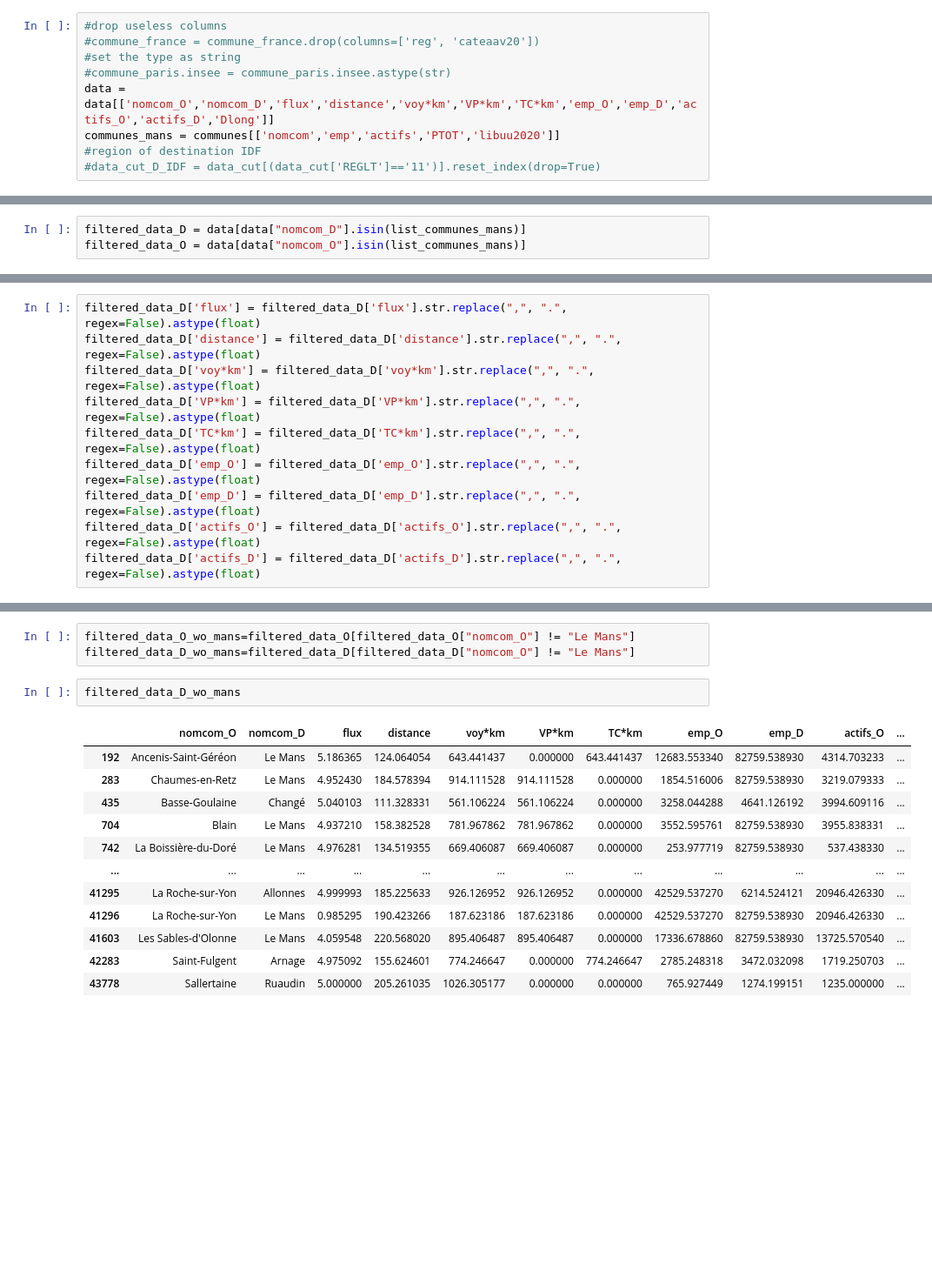
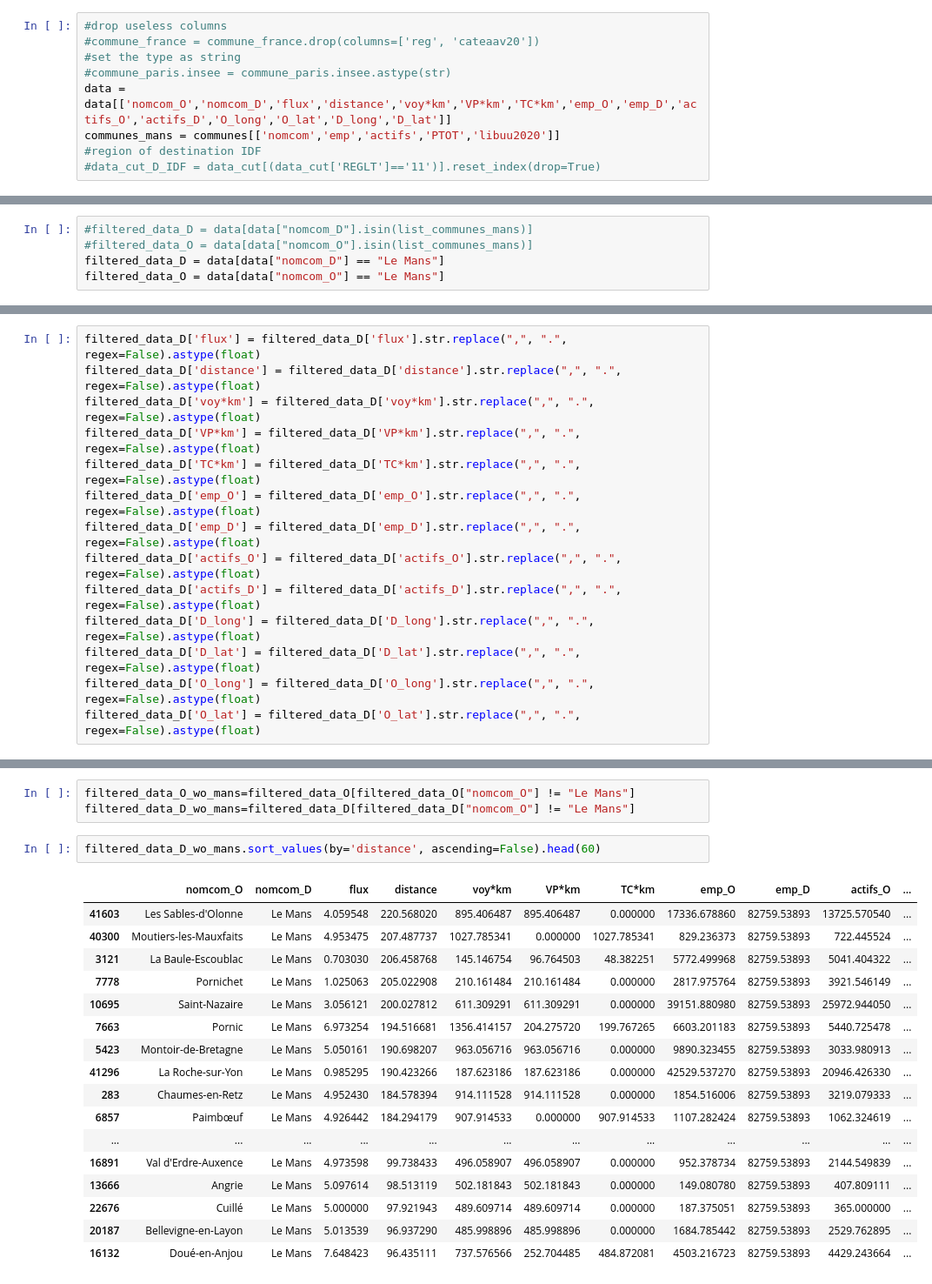
Before and after one commit to MaxelieG/SOMS, a Jupyter notebook: Histogram.ipynb, the cells around one changed output, grey strips where cells are left out. Shown at 87% size. Cells and saved outputs as stored; diff of their text form; blank space fills up the shorter version.

```diff
--- a/Histogram.ipynb
+++ b/Histogram.ipynb
@@ -42,7 +42,7 @@ commune_france = gpd.read_file('C:/Users/kangl/Desktop/données/shapefile/France
 #commune_france = commune_france.drop(columns=['reg', 'cateaav20'])
 #set the type as string
 #commune_paris.insee = commune_paris.insee.astype(str)
-data = data[['nomcom_O','nomcom_D','flux','distance','voy*km','VP*km','TC*km','emp_O','emp_D','actifs_O','actifs_D','Dlong']]
+data = data[['nomcom_O','nomcom_D','flux','distance','voy*km','VP*km','TC*km','emp_O','emp_D','actifs_O','actifs_D','O_long','O_lat','D_long','D_lat']]
 communes_mans = communes[['nomcom','emp','actifs','PTOT','libuu2020']]
 #region of destination IDF
 #data_cut_D_IDF = data_cut[(data_cut['REGLT']=='11')].reset_index(drop=True)
@@ -160,3 +160,5 @@ count_actifs
 # %%
-filtered_data_D = data[data["nomcom_D"].isin(list_communes_mans)]
-filtered_data_O = data[data["nomcom_O"].isin(list_communes_mans)]
+#filtered_data_D = data[data["nomcom_D"].isin(list_communes_mans)]
+#filtered_data_O = data[data["nomcom_O"].isin(list_communes_mans)]
+filtered_data_D = data[data["nomcom_D"] == "Le Mans"]
+filtered_data_O = data[data["nomcom_O"] == "Le Mans"]
@@ -198,3 +190,7 @@ filtered_data_D['emp_O'] = filtered_data_D['emp_O'].str.replace(",", ".", regex=
 filtered_data_D['emp_D'] = filtered_data_D['emp_D'].str.replace(",", ".", regex=False).astype(float)
 filtered_data_D['actifs_O'] = filtered_data_D['actifs_O'].str.replace(",", ".", regex=False).astype(float)
 filtered_data_D['actifs_D'] = filtered_data_D['actifs_D'].str.replace(",", ".", regex=False).astype(float)
+filtered_data_D['D_long'] = filtered_data_D['D_long'].str.replace(",", ".", regex=False).astype(float)
+filtered_data_D['D_lat'] = filtered_data_D['D_lat'].str.replace(",", ".", regex=False).astype(float)
+filtered_data_D['O_long'] = filtered_data_D['O_long'].str.replace(",", ".", regex=False).astype(float)
+filtered_data_D['O_lat'] = filtered_data_D['O_lat'].str.replace(",", ".", regex=False).astype(float)
@@ -220,17 +202,22 @@ See the caveats in the documentation: https://pandas.pydata.org/pandas-docs/stab
 filtered_data_O_wo_mans=filtered_data_O[filtered_data_O["nomcom_O"] != "Le Mans"]
 filtered_data_D_wo_mans=filtered_data_D[filtered_data_D["nomcom_O"] != "Le Mans"]
 # %%
-filtered_data_D_wo_mans
+filtered_data_D_wo_mans.sort_values(by='distance', ascending=False).head(60)
 # %% [output]
 |  | nomcom_O | nomcom_D | flux | distance | voy*km | VP*km | TC*km | emp_O | emp_D | actifs_O | ... |
-| 192 | Ancenis-Saint-Géréon | Le Mans | 5.186365 | 124.064054 | 643.441437 | 0.000000 | 643.441437 | 12683.553340 | 82759.538930 | 4314.703233 | ... |
-| 283 | Chaumes-en-Retz | Le Mans | 4.952430 | 184.578394 | 914.111528 | 914.111528 | 0.000000 | 1854.516006 | 82759.538930 | 3219.079333 | ... |
-| 435 | Basse-Goulaine | Changé | 5.040103 | 111.328331 | 561.106224 | 561.106224 | 0.000000 | 3258.044288 | 4641.126192 | 3994.609116 | ... |
-| 704 | Blain | Le Mans | 4.937210 | 158.382528 | 781.967862 | 781.967862 | 0.000000 | 3552.595761 | 82759.538930 | 3955.838331 | ... |
-| 742 | La Boissière-du-Doré | Le Mans | 4.976281 | 134.519355 | 669.406087 | 669.406087 | 0.000000 | 253.977719 | 82759.538930 | 537.438330 | ... |
+| 41603 | Les Sables-d'Olonne | Le Mans | 4.059548 | 220.568020 | 895.406487 | 895.406487 | 0.000000 | 17336.678860 | 82759.53893 | 13725.570540 | ... |
+| 40300 | Moutiers-les-Mauxfaits | Le Mans | 4.953475 | 207.487737 | 1027.785341 | 0.000000 | 1027.785341 | 829.236373 | 82759.53893 | 722.445524 | ... |
+| 3121 | La Baule-Escoublac | Le Mans | 0.703030 | 206.458768 | 145.146754 | 96.764503 | 48.382251 | 5772.499968 | 82759.53893 | 5041.404322 | ... |
+| 7778 | Pornichet | Le Mans | 1.025063 | 205.022908 | 210.161484 | 210.161484 | 0.000000 | 2817.975764 | 82759.53893 | 3921.546149 | ... |
+| 10695 | Saint-Nazaire | Le Mans | 3.056121 | 200.027812 | 611.309291 | 611.309291 | 0.000000 | 39151.880980 | 82759.53893 | 25972.944050 | ... |
+| 7663 | Pornic | Le Mans | 6.973254 | 194.516681 | 1356.414157 | 204.275720 | 199.767265 | 6603.201183 | 82759.53893 | 5440.725478 | ... |
+| 5423 | Montoir-de-Bretagne | Le Mans | 5.050161 | 190.698207 | 963.056716 | 963.056716 | 0.000000 | 9890.323455 | 82759.53893 | 3033.980913 | ... |
+| 41296 | La Roche-sur-Yon | Le Mans | 0.985295 | 190.423266 | 187.623186 | 187.623186 | 0.000000 | 42529.537270 | 82759.53893 | 20946.426330 | ... |
+| 283 | Chaumes-en-Retz | Le Mans | 4.952430 | 184.578394 | 914.111528 | 914.111528 | 0.000000 | 1854.516006 | 82759.53893 | 3219.079333 | ... |
+| 6857 | Paimbœuf | Le Mans | 4.926442 | 184.294179 | 907.914533 | 0.000000 | 907.914533 | 1107.282424 | 82759.53893 | 1062.324619 | ... |
 | ... | ... | ... | ... | ... | ... | ... | ... | ... | ... | ... | ... |
-| 41295 | La Roche-sur-Yon | Allonnes | 4.999993 | 185.225633 | 926.126952 | 926.126952 | 0.000000 | 42529.537270 | 6214.524121 | 20946.426330 | ... |
-| 41296 | La Roche-sur-Yon | Le Mans | 0.985295 | 190.423266 | 187.623186 | 187.623186 | 0.000000 | 42529.537270 | 82759.538930 | 20946.426330 | ... |
-| 41603 | Les Sables-d'Olonne | Le Mans | 4.059548 | 220.568020 | 895.406487 | 895.406487 | 0.000000 | 17336.678860 | 82759.538930 | 13725.570540 | ... |
-| 42283 | Saint-Fulgent | Arnage | 4.975092 | 155.624601 | 774.246647 | 0.000000 | 774.246647 | 2785.248318 | 3472.032098 | 1719.250703 | ... |
-| 43778 | Sallertaine | Ruaudin | 5.000000 | 205.261035 | 1026.305177 | 0.000000 | 0.000000 | 765.927449 | 1274.199151 | 1235.000000 | ... |
+| 16891 | Val d'Erdre-Auxence | Le Mans | 4.973598 | 99.738433 | 496.058907 | 496.058907 | 0.000000 | 952.378734 | 82759.53893 | 2144.549839 | ... |
+| 13666 | Angrie | Le Mans | 5.097614 | 98.513119 | 502.181843 | 502.181843 | 0.000000 | 149.080780 | 82759.53893 | 407.809111 | ... |
+| 22676 | Cuillé | Le Mans | 5.000000 | 97.921943 | 489.609714 | 489.609714 | 0.000000 | 187.375051 | 82759.53893 | 365.000000 | ... |
+| 20187 | Bellevigne-en-Layon | Le Mans | 5.013539 | 96.937290 | 485.998896 | 485.998896 | 0.000000 | 1684.785442 | 82759.53893 | 2529.762895 | ... |
+| 16132 | Doué-en-Anjou | Le Mans | 7.648423 | 96.435111 | 737.576566 | 252.704485 | 484.872081 | 4503.216723 | 82759.53893 | 4429.243664 | ... |
```
Also changed, not shown: parts of 45 cells of this notebook, 1 other file.
